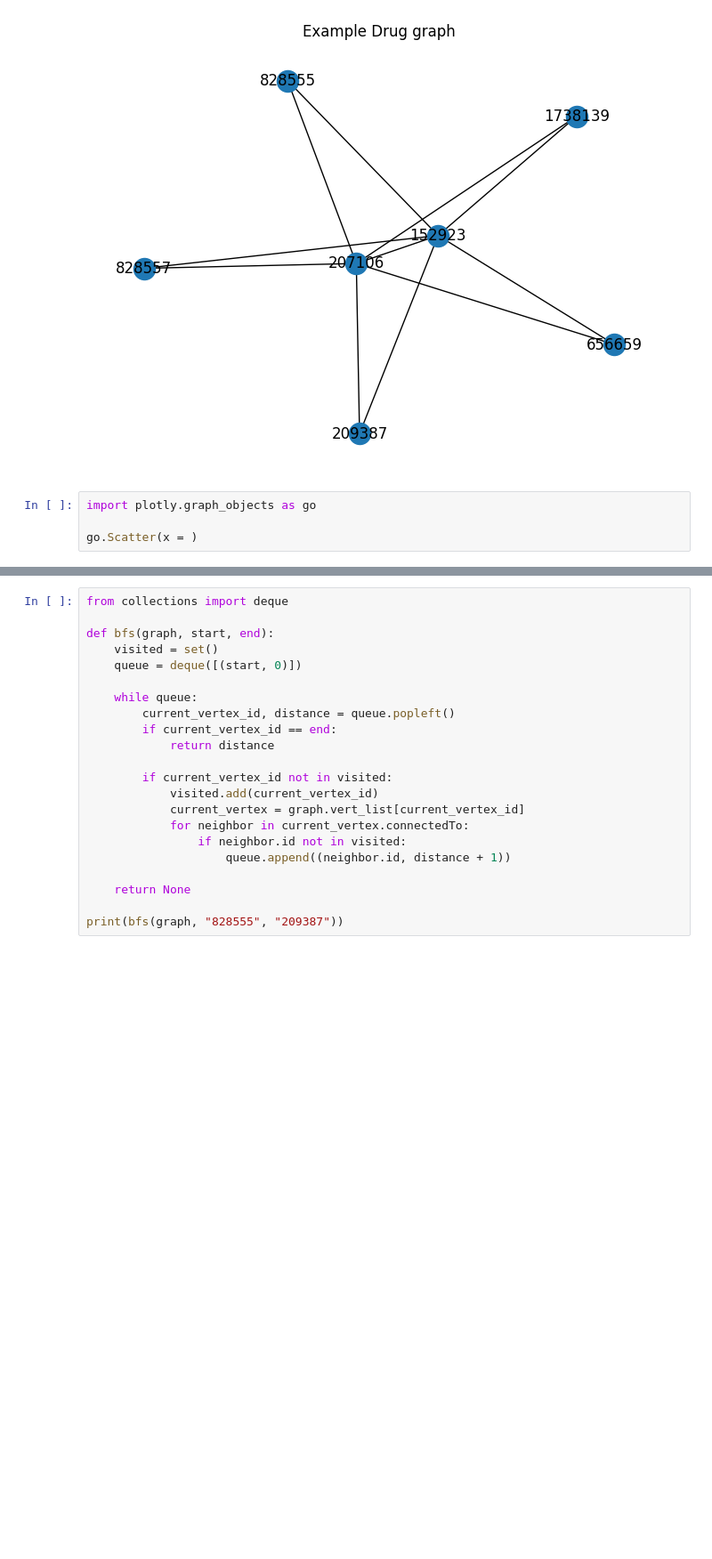
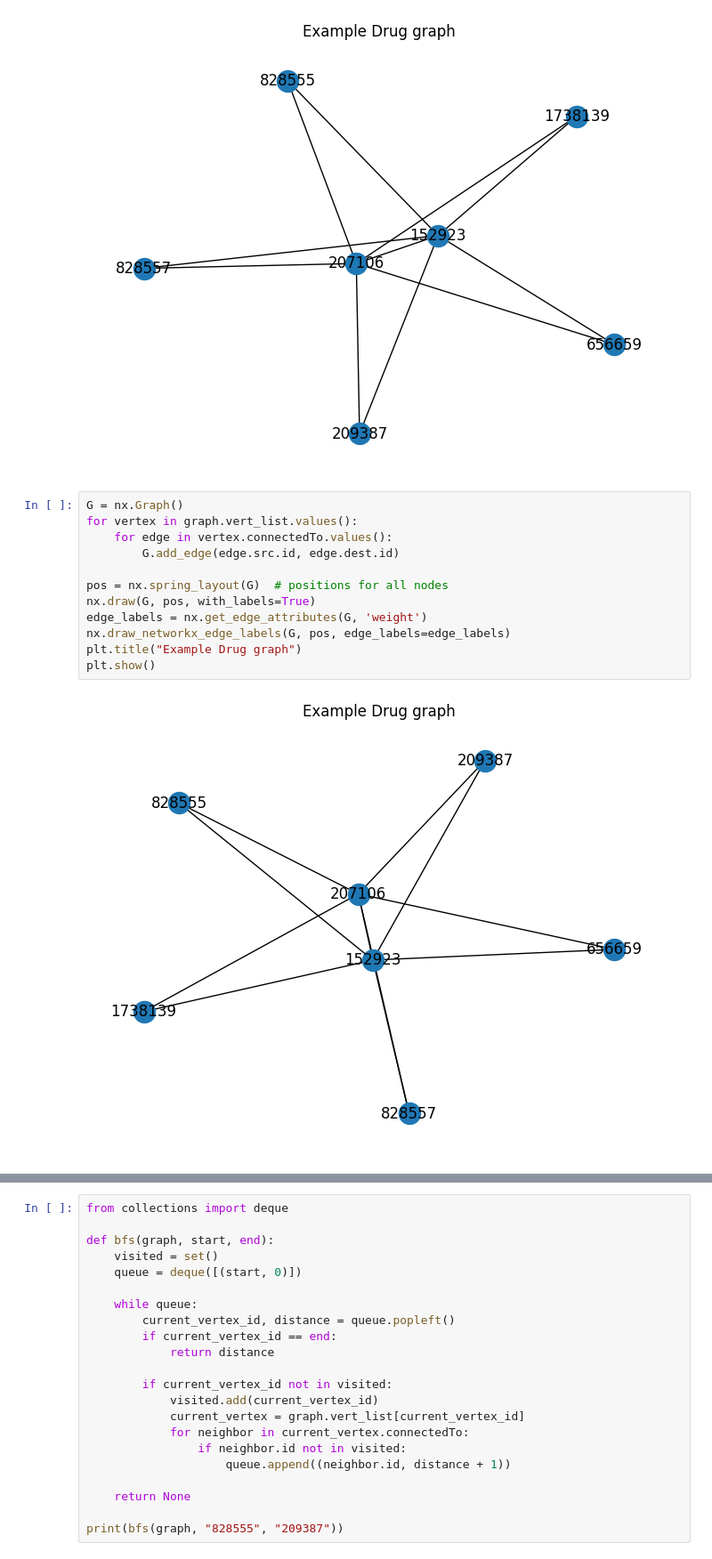
Before and after one commit to Ludougan123234/SI507-Final, a Jupyter notebook: try.ipynb, the cells around one changed output, grey strips where cells are left out. Shown at 89% size. Drawn from its saved outputs; the diff is of its cells as text; blank space fills up the shorter version.

```diff
--- a/try.ipynb
+++ b/try.ipynb
@@ -236,7 +237,17 @@ def create_networkx_graph(g):
 create_networkx_graph(graph)
 # %% [output]
 [figure]
-# %%
-import plotly.graph_objects as go
-
-go.Scatter(x = )
+# %%
+G = nx.Graph()
+for vertex in graph.vert_list.values():
+    for edge in vertex.connectedTo.values():
+        G.add_edge(edge.src.id, edge.dest.id)
+
+pos = nx.spring_layout(G)  # positions for all nodes
+nx.draw(G, pos, with_labels=True)
+edge_labels = nx.get_edge_attributes(G, 'weight')
+nx.draw_networkx_edge_labels(G, pos, edge_labels=edge_labels)
+plt.title("Example Drug graph")
+plt.show()
+# %% [output]
+[figure, added]
```
Also changed, not shown: parts of 4 cells of this notebook, 4 other files.
